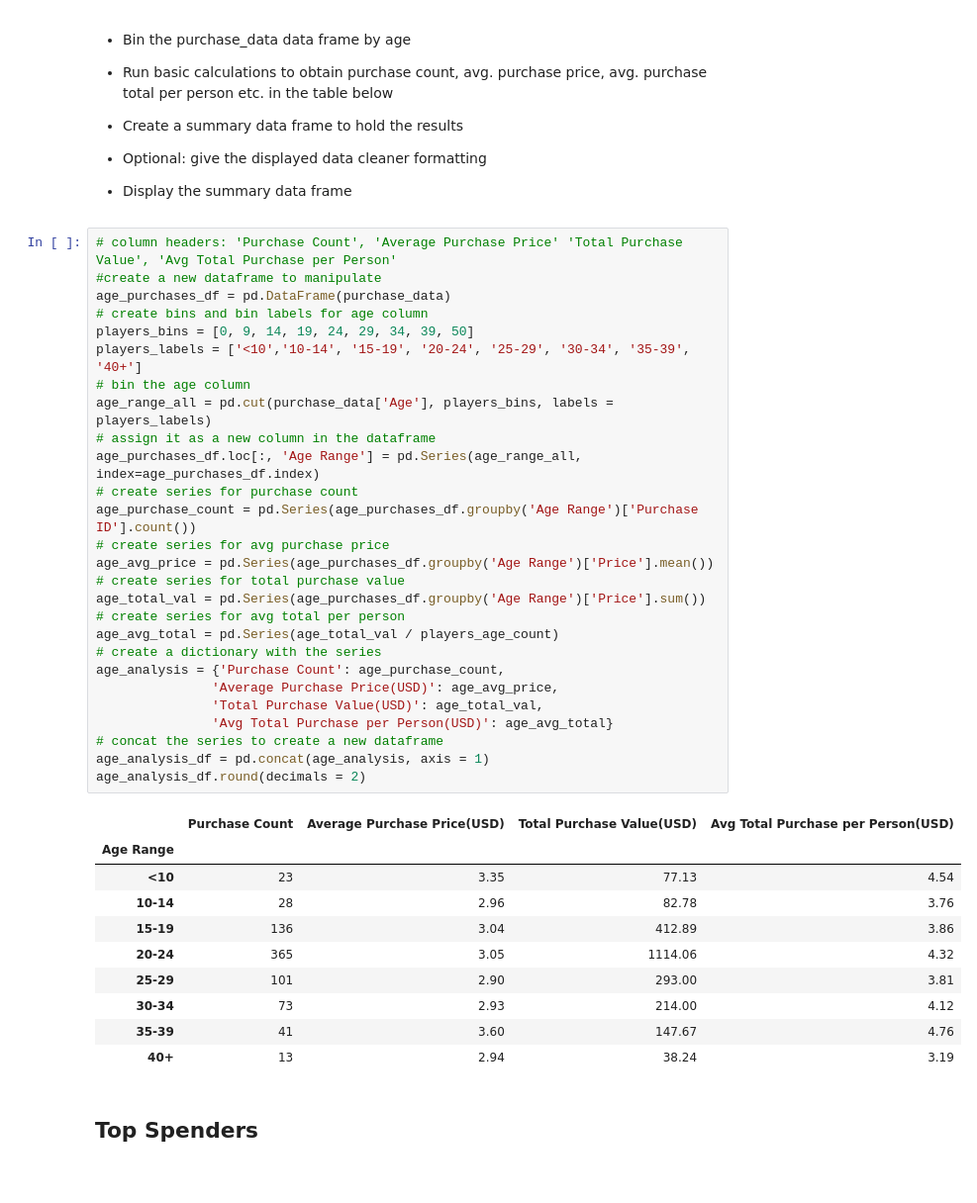
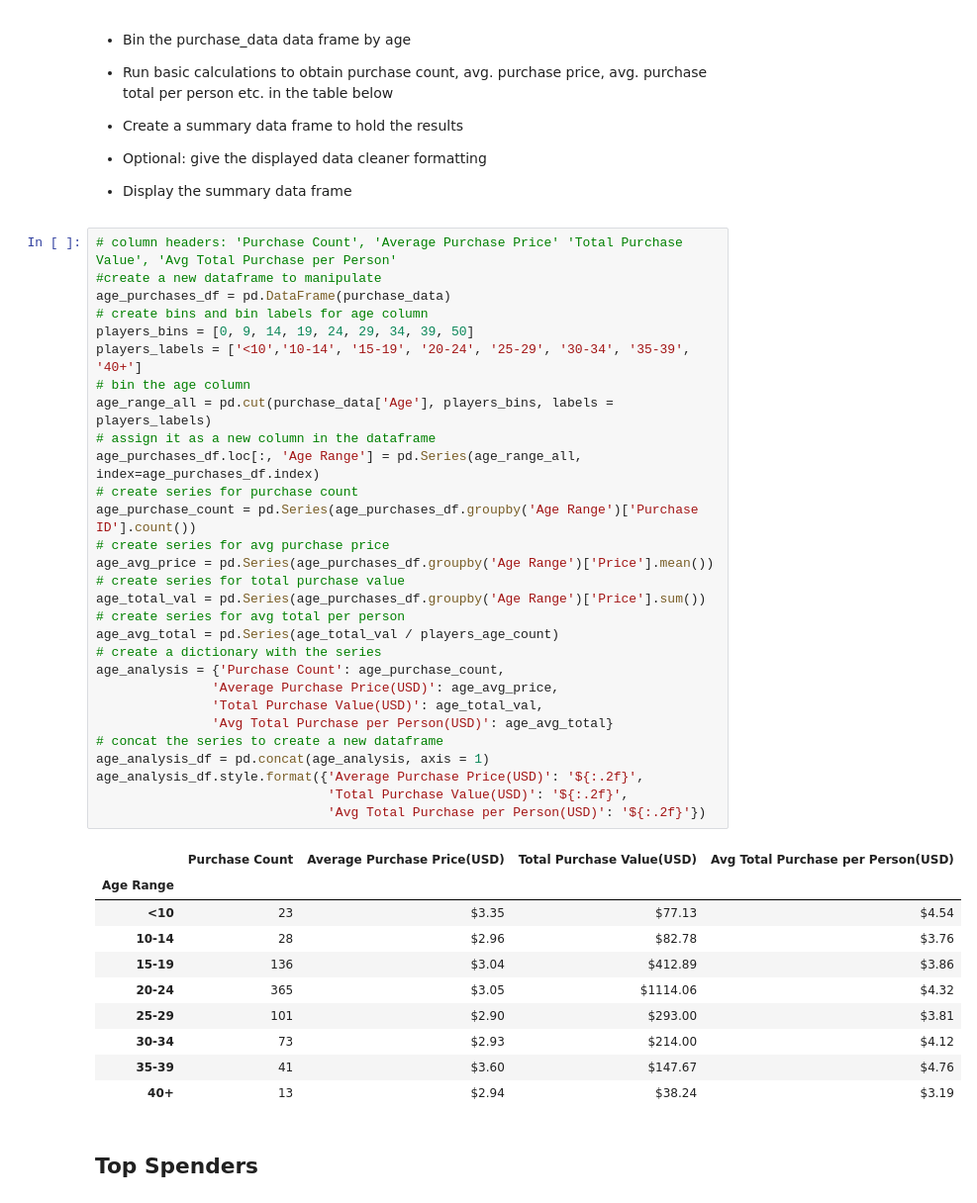
Before and after one commit to britt-emm/Homework, a Jupyter notebook: week4_homework/HeroesOfPymoli_starter.ipynb, the cells around one changed output. Shown: that part at 99% size. Drawn from its saved outputs; the diff is of its cells as text.

```diff
--- a/week4_homework/HeroesOfPymoli_starter.ipynb
+++ b/week4_homework/HeroesOfPymoli_starter.ipynb
@@ -203,41 +203,43 @@ age_demo_df.round(decimals=2)
 # %%
 # column headers: 'Purchase Count', 'Average Purchase Price' 'Total Purchase Value', 'Avg Total Purchase per Person'
 #create a new dataframe to manipulate
 age_purchases_df = pd.DataFrame(purchase_data)
 # create bins and bin labels for age column
 players_bins = [0, 9, 14, 19, 24, 29, 34, 39, 50]
 players_labels = ['<10','10-14', '15-19', '20-24', '25-29', '30-34', '35-39', '40+']
 # bin the age column
 age_range_all = pd.cut(purchase_data['Age'], players_bins, labels = players_labels)
 # assign it as a new column in the dataframe
 age_purchases_df.loc[:, 'Age Range'] = pd.Series(age_range_all, index=age_purchases_df.index)
 # create series for purchase count
 age_purchase_count = pd.Series(age_purchases_df.groupby('Age Range')['Purchase ID'].count())
 # create series for avg purchase price
 age_avg_price = pd.Series(age_purchases_df.groupby('Age Range')['Price'].mean())
 # create series for total purchase value
 age_total_val = pd.Series(age_purchases_df.groupby('Age Range')['Price'].sum())
 # create series for avg total per person
 age_avg_total = pd.Series(age_total_val / players_age_count)
 # create a dictionary with the series
 age_analysis = {'Purchase Count': age_purchase_count,
                'Average Purchase Price(USD)': age_avg_price,
                'Total Purchase Value(USD)': age_total_val,
                'Avg Total Purchase per Person(USD)': age_avg_total}
 # concat the series to create a new dataframe
 age_analysis_df = pd.concat(age_analysis, axis = 1)
-age_analysis_df.round(decimals = 2)
+age_analysis_df.style.format({'Average Purchase Price(USD)': '${:.2f}',
+                              'Total Purchase Value(USD)': '${:.2f}',
+                              'Avg Total Purchase per Person(USD)': '${:.2f}'})
 # %% [output]
 |  | Purchase Count | Average Purchase Price(USD) | Total Purchase Value(USD) | Avg Total Purchase per Person(USD) |
 | Age Range |  |  |  |  |
-| <10 | 23 | 3.35 | 77.13 | 4.54 |
-| 10-14 | 28 | 2.96 | 82.78 | 3.76 |
-| 15-19 | 136 | 3.04 | 412.89 | 3.86 |
-| 20-24 | 365 | 3.05 | 1114.06 | 4.32 |
-| 25-29 | 101 | 2.90 | 293.00 | 3.81 |
-| 30-34 | 73 | 2.93 | 214.00 | 4.12 |
-| 35-39 | 41 | 3.60 | 147.67 | 4.76 |
-| 40+ | 13 | 2.94 | 38.24 | 3.19 |
+| <10 | 23 | $3.35 | $77.13 | $4.54 |
+| 10-14 | 28 | $2.96 | $82.78 | $3.76 |
+| 15-19 | 136 | $3.04 | $412.89 | $3.86 |
+| 20-24 | 365 | $3.05 | $1114.06 | $4.32 |
+| 25-29 | 101 | $2.90 | $293.00 | $3.81 |
+| 30-34 | 73 | $2.93 | $214.00 | $4.12 |
+| 35-39 | 41 | $3.60 | $147.67 | $4.76 |
+| 40+ | 13 | $2.94 | $38.24 | $3.19 |
 # %% [markdown]
 ## Top Spenders
 # %% [markdown]
```
Also changed, not shown: parts of 3 cells of this notebook, 19 other files.
